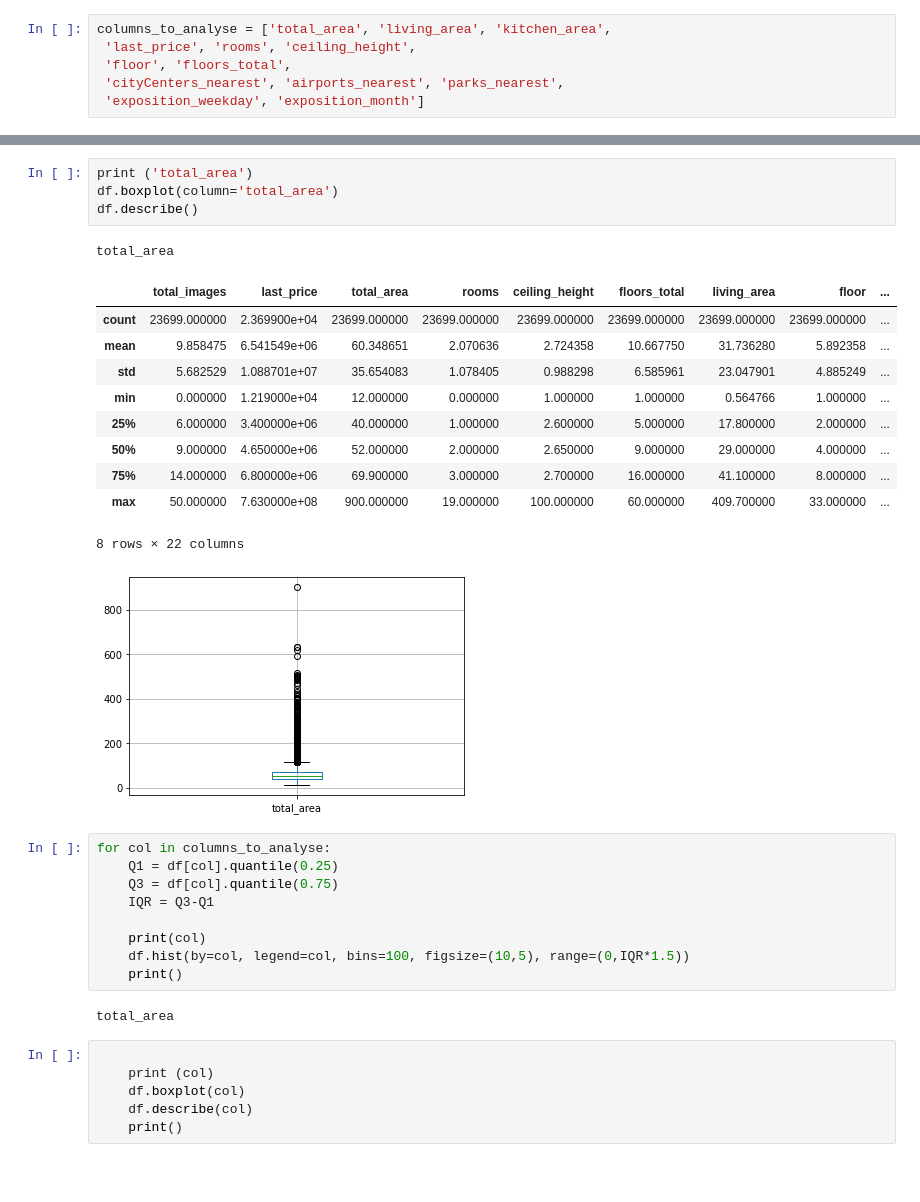
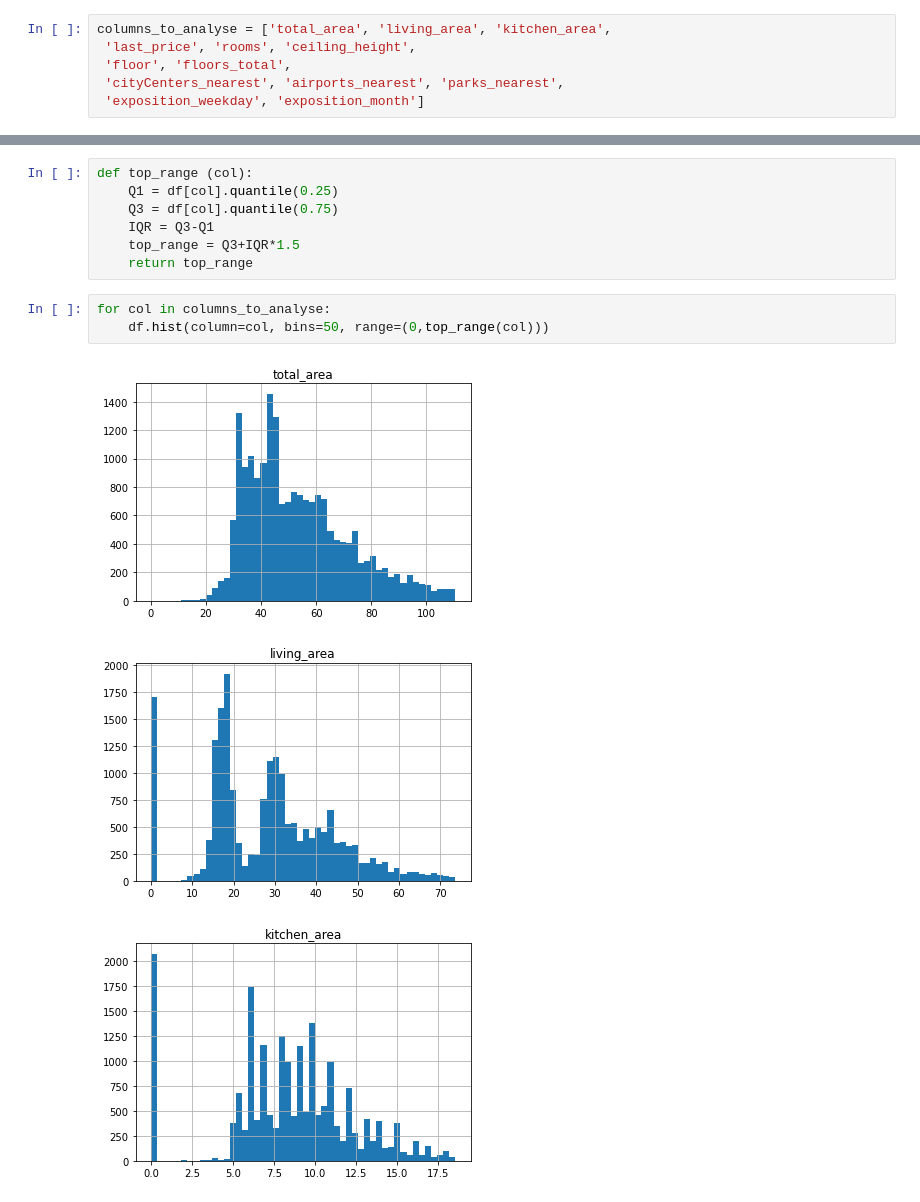
Before and after one commit to Alexman507/yandex_practicum_projects, a Jupyter notebook: real_estate/real_estate.ipynb, the cells around one changed output, grey strips where cells are left out. Cells and saved outputs as stored; diff of their text form; blank space fills up the shorter version.

```diff
--- a/real_estate/real_estate.ipynb
+++ b/real_estate/real_estate.ipynb
@@ -407,34 +392,14 @@ memory usage: 3.7+ MB
-# %%
-print ('total_area')
-df.boxplot(column='total_area')
-df.describe()
-# %% [output]
-total_area
-|  | total_images | last_price | total_area | rooms | ceiling_height | floors_total | living_area | floor | ... |
-| count | 23699.000000 | 2.369900e+04 | 23699.000000 | 23699.000000 | 23699.000000 | 23699.000000 | 23699.000000 | 23699.000000 | ... |
-| mean | 9.858475 | 6.541549e+06 | 60.348651 | 2.070636 | 2.724358 | 10.667750 | 31.736280 | 5.892358 | ... |
-| std | 5.682529 | 1.088701e+07 | 35.654083 | 1.078405 | 0.988298 | 6.585961 | 23.047901 | 4.885249 | ... |
-| min | 0.000000 | 1.219000e+04 | 12.000000 | 0.000000 | 1.000000 | 1.000000 | 0.564766 | 1.000000 | ... |
-| 25% | 6.000000 | 3.400000e+06 | 40.000000 | 1.000000 | 2.600000 | 5.000000 | 17.800000 | 2.000000 | ... |
-| 50% | 9.000000 | 4.650000e+06 | 52.000000 | 2.000000 | 2.650000 | 9.000000 | 29.000000 | 4.000000 | ... |
-| 75% | 14.000000 | 6.800000e+06 | 69.900000 | 3.000000 | 2.700000 | 16.000000 | 41.100000 | 8.000000 | ... |
-| max | 50.000000 | 7.630000e+08 | 900.000000 | 19.000000 | 100.000000 | 60.000000 | 409.700000 | 33.000000 | ... |
-8 rows × 22 columns
-[figure, removed]
-# %%
-for col in columns_to_analyse:
-    Q1 = df[col].quantile(0.25)
-    Q3 = df[col].quantile(0.75)
-    IQR = Q3-Q1
-
-    print(col)
-    df.hist(by=col, legend=col, bins=100, figsize=(10,5), range=(0,IQR*1.5))
-    print()
-# %% [output]
-total_area
-# %%
-
-    print (col)
-    df.boxplot(col)
-    df.describe(col)
-    print()
+# %%
+def top_range (col):
+    Q1 = df[col].quantile(0.25)
+    Q3 = df[col].quantile(0.75)
+    IQR = Q3-Q1
+    top_range = Q3+IQR*1.5
+    return top_range
+# %%
+for col in columns_to_analyse:
+    df.hist(column=col, bins=50, range=(0,top_range(col)))
+# %% [output]
+[figure, added]
+[figure, added]
+[figure, added]
```
Also changed, not shown: parts of 72 cells of this notebook.
